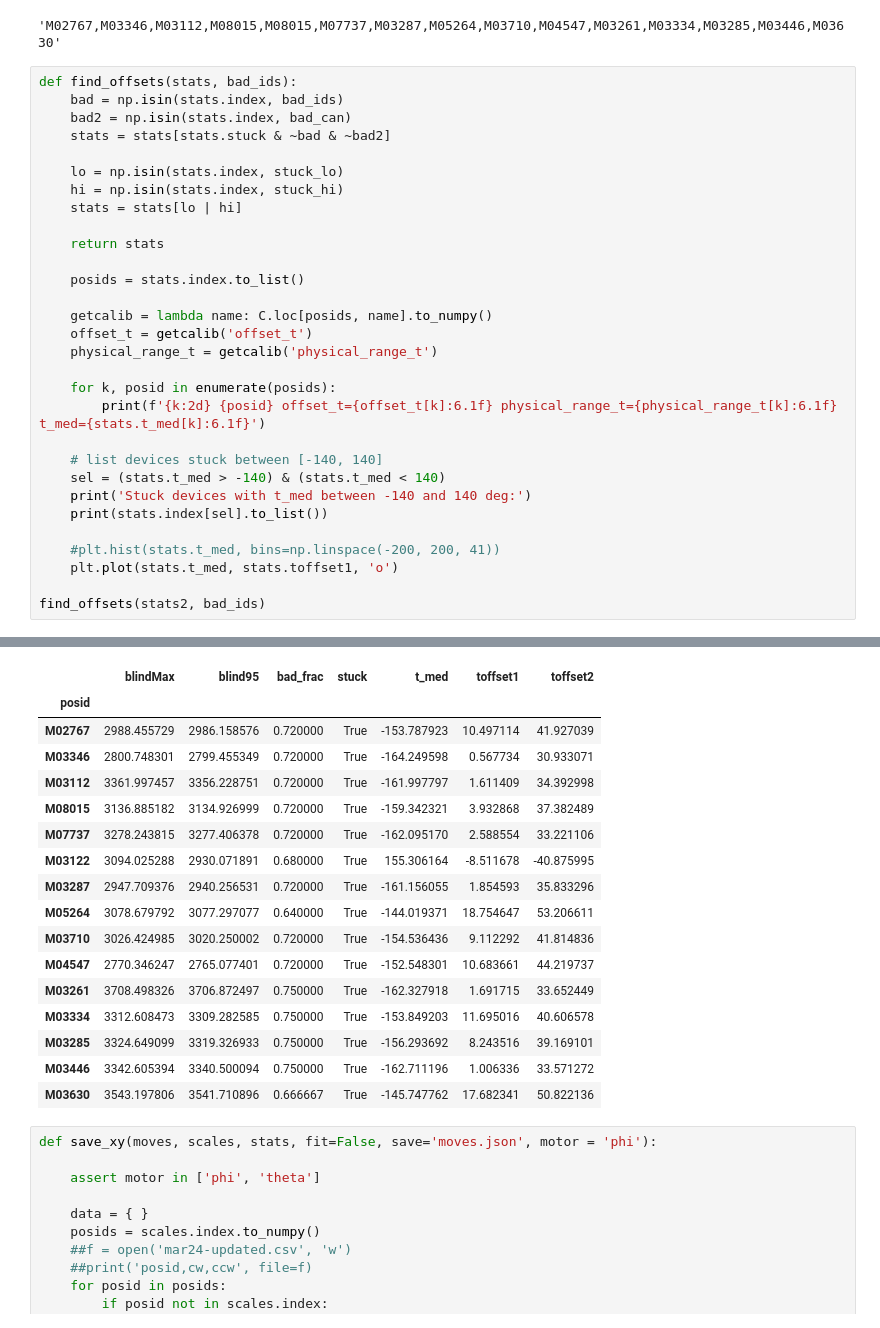
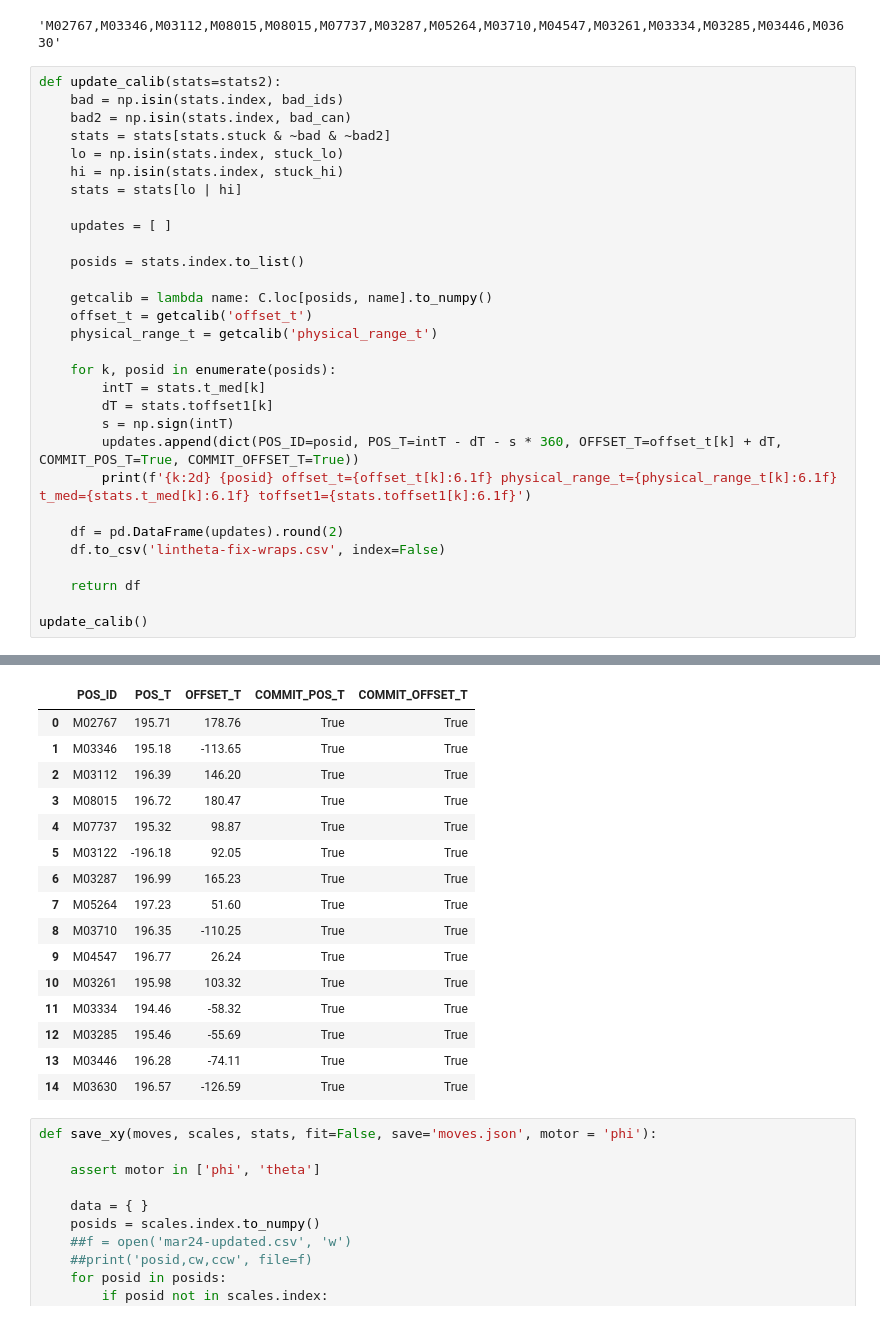
Before and after one commit to desihub/fpoffline, a Jupyter notebook: nb/LinThetaAnalysis/LinThetaAnalysis_kpno_Mar2026.ipynb, the cells around one changed output, grey strips where cells are left out. Saved outputs shown, nothing was run; the diff lists cells and outputs as text.

Commit message:
add theta wrap fix

```diff
--- a/nb/LinThetaAnalysis/LinThetaAnalysis_kpno_Mar2026.ipynb
+++ b/nb/LinThetaAnalysis/LinThetaAnalysis_kpno_Mar2026.ipynb
@@ -507,16 +507,15 @@ stuck_hi = [
 # %% [output]
 'M02767,M03346,M03112,M08015,M08015,M07737,M03287,M05264,M03710,M04547,M03261,M03334,M03285,M03446,M03630'
 # %%
-def find_offsets(stats, bad_ids):
+def update_calib(stats=stats2):
     bad = np.isin(stats.index, bad_ids)
     bad2 = np.isin(stats.index, bad_can)
     stats = stats[stats.stuck & ~bad & ~bad2]
-
     lo = np.isin(stats.index, stuck_lo)
     hi = np.isin(stats.index, stuck_hi)
     stats = stats[lo | hi]
 
-    return stats
+    updates = [ ]
 
     posids = stats.index.to_list()
 
@@ -525,15 +524,16 @@ def find_offsets(stats, bad_ids):
     physical_range_t = getcalib('physical_range_t')
 
     for k, posid in enumerate(posids):
-        print(f'{k:2d} {posid} offset_t={offset_t[k]:6.1f} physical_range_t={physical_range_t[k]:6.1f} t_med={stats.t_med[k]:6.1f}')
+        intT = stats.t_med[k]
+        dT = stats.toffset1[k]
+        s = np.sign(intT)
+        updates.append(dict(POS_ID=posid, POS_T=intT - dT - s * 360, OFFSET_T=offset_t[k] + dT, COMMIT_POS_T=True, COMMIT_OFFSET_T=True))
+        print(f'{k:2d} {posid} offset_t={offset_t[k]:6.1f} physical_range_t={physical_range_t[k]:6.1f} t_med={stats.t_med[k]:6.1f} toffset1={stats.toffset1[k]:6.1f}')
 
-    # list devices stuck between [-140, 140]
-    sel = (stats.t_med > -140) & (stats.t_med < 140)
-    print('Stuck devices with t_med between -140 and 140 deg:')
-    print(stats.index[sel].to_list())
+    df = pd.DataFrame(updates).round(2)
+    df.to_csv('lintheta-fix-wraps.csv', index=False)
 
-    #plt.hist(stats.t_med, bins=np.linspace(-200, 200, 41))
-    plt.plot(stats.t_med, stats.toffset1, 'o')
+    return df
 
-find_offsets(stats2, bad_ids)
+update_calib()
 # %% [output]
@@ -540,20 +555,19 @@ find_offsets(stats2, bad_ids)
-|  | blindMax | blind95 | bad_frac | stuck | t_med | toffset1 | toffset2 |
-| posid |  |  |  |  |  |  |  |
-| M02767 | 2988.455729 | 2986.158576 | 0.720000 | True | -153.787923 | 10.497114 | 41.927039 |
-| M03346 | 2800.748301 | 2799.455349 | 0.720000 | True | -164.249598 | 0.567734 | 30.933071 |
-| M03112 | 3361.997457 | 3356.228751 | 0.720000 | True | -161.997797 | 1.611409 | 34.392998 |
-| M08015 | 3136.885182 | 3134.926999 | 0.720000 | True | -159.342321 | 3.932868 | 37.382489 |
-| M07737 | 3278.243815 | 3277.406378 | 0.720000 | True | -162.095170 | 2.588554 | 33.221106 |
-| M03122 | 3094.025288 | 2930.071891 | 0.680000 | True | 155.306164 | -8.511678 | -40.875995 |
-| M03287 | 2947.709376 | 2940.256531 | 0.720000 | True | -161.156055 | 1.854593 | 35.833296 |
-| M05264 | 3078.679792 | 3077.297077 | 0.640000 | True | -144.019371 | 18.754647 | 53.206611 |
-| M03710 | 3026.424985 | 3020.250002 | 0.720000 | True | -154.536436 | 9.112292 | 41.814836 |
-| M04547 | 2770.346247 | 2765.077401 | 0.720000 | True | -152.548301 | 10.683661 | 44.219737 |
-| M03261 | 3708.498326 | 3706.872497 | 0.750000 | True | -162.327918 | 1.691715 | 33.652449 |
-| M03334 | 3312.608473 | 3309.282585 | 0.750000 | True | -153.849203 | 11.695016 | 40.606578 |
-| M03285 | 3324.649099 | 3319.326933 | 0.750000 | True | -156.293692 | 8.243516 | 39.169101 |
-| M03446 | 3342.605394 | 3340.500094 | 0.750000 | True | -162.711196 | 1.006336 | 33.571272 |
-| M03630 | 3543.197806 | 3541.710896 | 0.666667 | True | -145.747762 | 17.682341 | 50.822136 |
+|  | POS_ID | POS_T | OFFSET_T | COMMIT_POS_T | COMMIT_OFFSET_T |
+| 0 | M02767 | 195.71 | 178.76 | True | True |
+| 1 | M03346 | 195.18 | -113.65 | True | True |
+| 2 | M03112 | 196.39 | 146.20 | True | True |
+| 3 | M08015 | 196.72 | 180.47 | True | True |
+| 4 | M07737 | 195.32 | 98.87 | True | True |
+| 5 | M03122 | -196.18 | 92.05 | True | True |
+| 6 | M03287 | 196.99 | 165.23 | True | True |
+| 7 | M05264 | 197.23 | 51.60 | True | True |
+| 8 | M03710 | 196.35 | -110.25 | True | True |
+| 9 | M04547 | 196.77 | 26.24 | True | True |
+| 10 | M03261 | 195.98 | 103.32 | True | True |
+| 11 | M03334 | 194.46 | -58.32 | True | True |
+| 12 | M03285 | 195.46 | -55.69 | True | True |
+| 13 | M03446 | 196.28 | -74.11 | True | True |
+| 14 | M03630 | 196.57 | -126.59 | True | True |
 # %%
 def save_xy(moves, scales, stats, fit=False, save='moves.json', motor = 'phi'):
 
```
Also changed, not shown: parts of 6 cells of this notebook, 1 other file.
